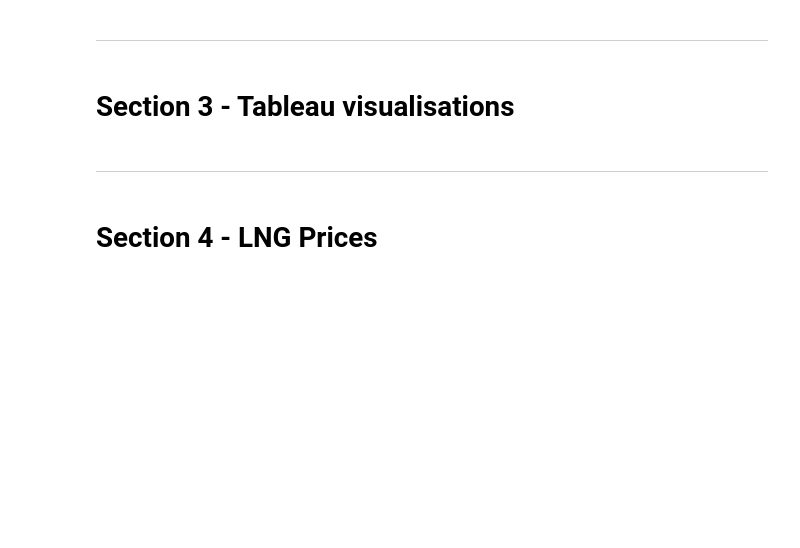
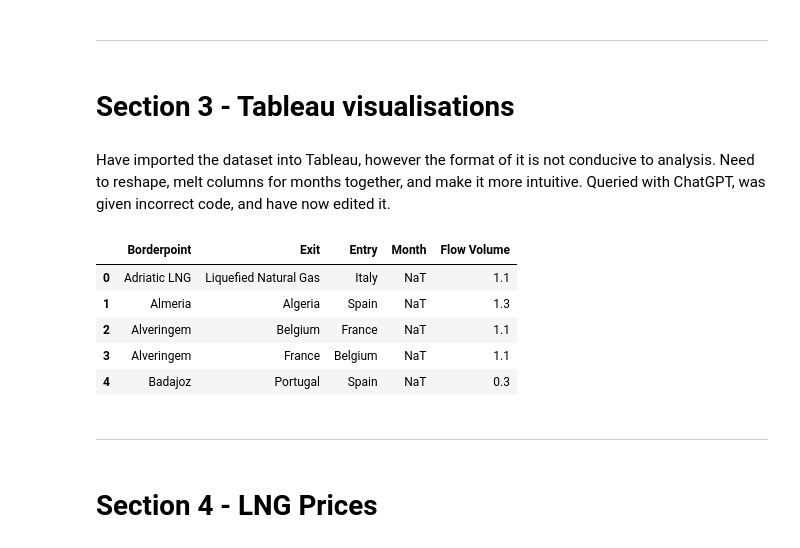
Before and after one commit to suahmed3/capstone, a Jupyter notebook: jupyter_notebooks/Capstone LNG Trading Jupyter Notebook.ipynb, the cells around one changed output. Drawn from its saved outputs; the diff is of its cells as text; code cells hidden in the pictures; blank space fills up the shorter version.

Commit message:
Updates, formatting data for Tableau, updating Jupyter Notebook

```diff
--- a/jupyter_notebooks/Capstone LNG Trading Jupyter Notebook.ipynb
+++ b/jupyter_notebooks/Capstone LNG Trading Jupyter Notebook.ipynb
@@ -196,6 +202,32 @@ I have tried to create a Sankey diagram to show where Qatar exports gas to, but
 ---
 # %% [markdown]
 # Section 3 - Tableau visualisations
+# %% [markdown]
+Have imported the dataset into Tableau, however the format of it is not conducive to analysis. Need to reshape, melt columns for months together, and make it more intuitive. Queried with ChatGPT, was given incorrect code, and have now edited it.
+# %%
+import pandas as pd
+
+df = pd.read_csv('/Users/saad/Documents/vscode-projects/capstone/Export_GTF_IEA_202412 - GTF_data.csv')
+
+# Reshape the dataset to long format for Tableau
+df_melted = df.melt(id_vars=["Borderpoint", "Exit", "Entry"], var_name="Month", value_name="Flow Volume")
+
+# Convert Month to datetime format
+df_melted["Month"] = pd.to_datetime(df_melted["Month"], format="%b-%y", errors="coerce")
+
+# Save the cleaned dataset for visualization
+output_path = "/Users/saad/Documents/vscode-projects/capstone/LNG_Flow_Formatted.csv"
+df_melted.to_csv(output_path, index=False)
+
+# Show the first few rows of the transformed dataset
+df_melted.head()
+# %% [output]
+|  | Borderpoint | Exit | Entry | Month | Flow Volume |
+| 0 | Adriatic LNG | Liquefied Natural Gas | Italy | NaT | 1.1 |
+| 1 | Almeria | Algeria | Spain | NaT | 1.3 |
+| 2 | Alveringem | Belgium | France | NaT | 1.1 |
+| 3 | Alveringem | France | Belgium | NaT | 1.1 |
+| 4 | Badajoz | Portugal | Spain | NaT | 0.3 |
 # %% [markdown]
 ---
 # %% [markdown]
```
Also changed, not shown: parts of 5 cells of this notebook, 3 other files.
